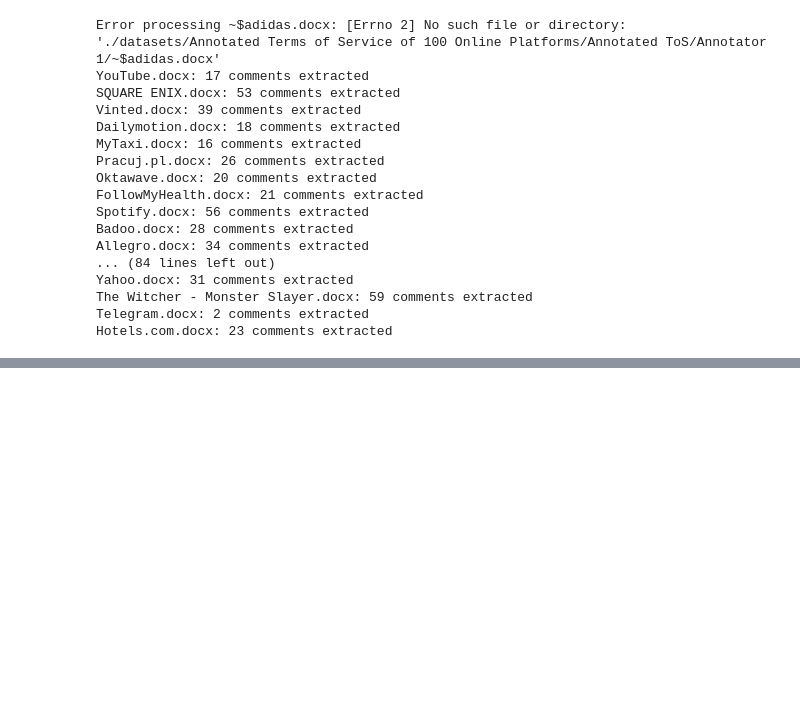
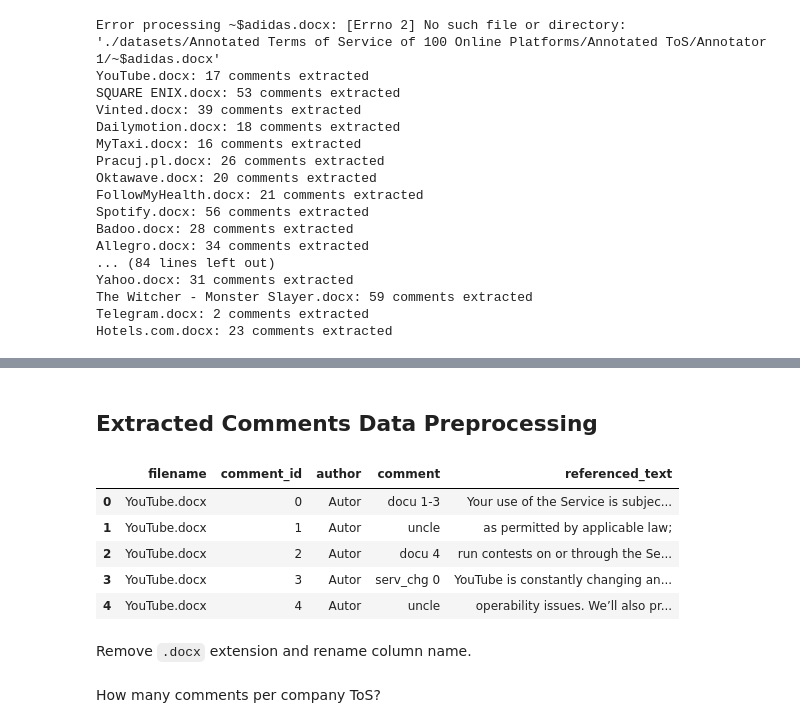
Before and after one commit to riki-11/lawgic, a Jupyter notebook: lawgic_main.ipynb, the cells around one changed output, grey strips where cells are left out. Cells and saved outputs as stored; diff of their text form; code cells hidden in the pictures; blank space fills up the shorter version.

Commit message:
extracted comments from Annotator 2 ToS and started preliminary data cleaning.

```diff
--- a/lawgic_main.ipynb
+++ b/lawgic_main.ipynb
@@ -219,0 +271,14 @@ comments_export_df.to_csv('annotated_tos_comments.csv', index=False)
+# %% [markdown]
+## Extracted Comments Data Preprocessing
+# %%
+tos_comments_df = pd.read_csv('annotated_tos_comments.csv')
+tos_comments_df.head()
+# %% [output]
+|  | filename | comment_id | author | comment | referenced_text |
+| 0 | YouTube.docx | 0 | Autor | docu 1-3 | Your use of the Service is subjec... |
+| 1 | YouTube.docx | 1 | Autor | uncle | as permitted by applicable law; |
+| 2 | YouTube.docx | 2 | Autor | docu 4 | run contests on or through the Se... |
+| 3 | YouTube.docx | 3 | Autor | serv_chg 0 | YouTube is constantly changing an... |
+| 4 | YouTube.docx | 4 | Autor | uncle | operability issues. We’ll also pr... |
+# %% [markdown]
+Remove `.docx` extension and rename column name.
@@ -219,0 +288,2 @@ comments_export_df.to_csv('annotated_tos_comments.csv', index=False)
+# %% [markdown]
+How many comments per company ToS?
```
Also changed, not shown: parts of 14 cells of this notebook, 3 other files.
